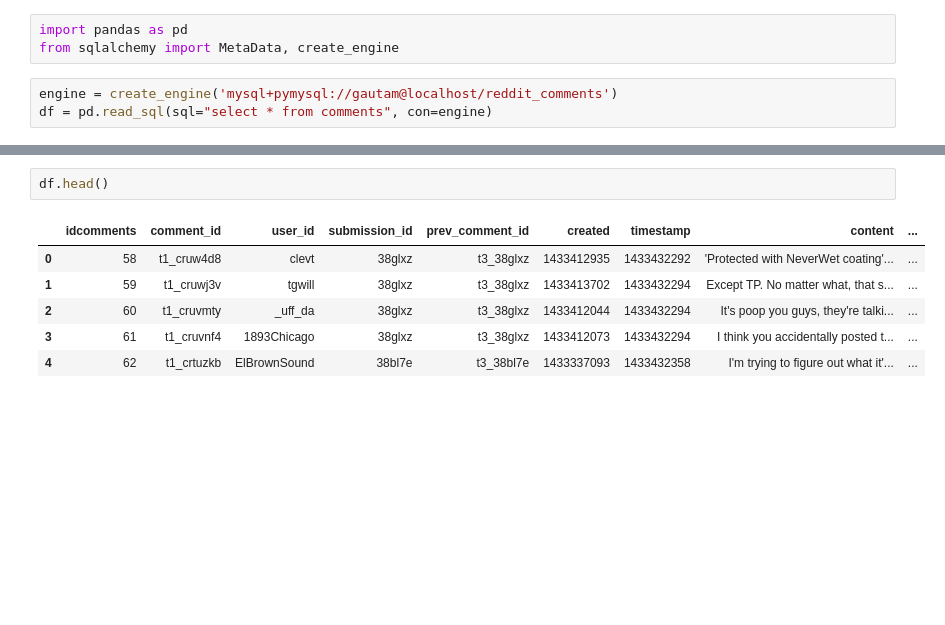
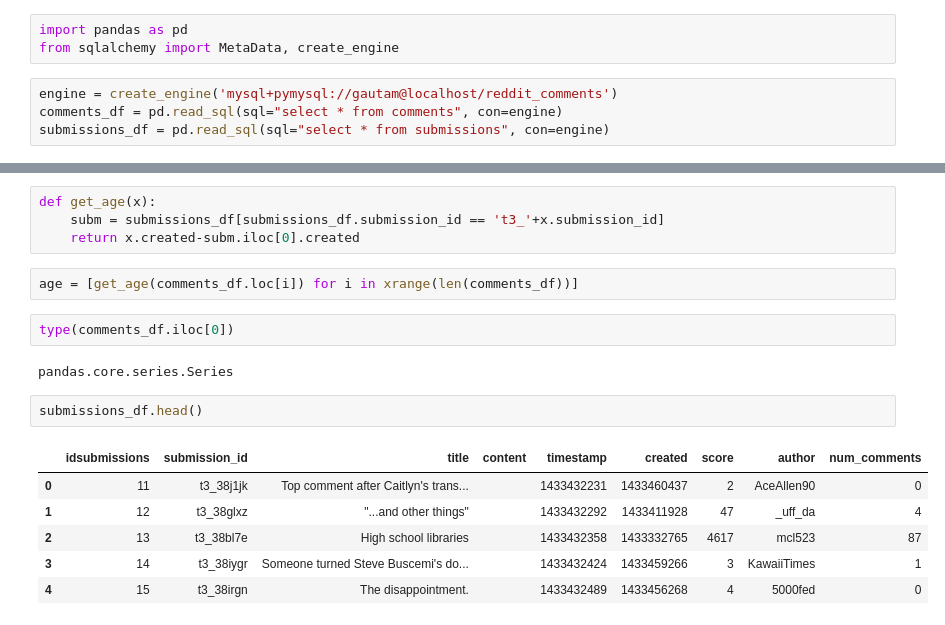
Before and after one commit to gautsi/creddit_score, a Jupyter notebook: notebooks/exploratory_analysis.ipynb, the cells around one changed output, grey strips where cells are left out. Saved outputs shown, nothing was run; the diff lists cells and outputs as text; blank space fills up the shorter version.

```diff
--- a/notebooks/exploratory_analysis.ipynb
+++ b/notebooks/exploratory_analysis.ipynb
@@ -3,4 +9,5 @@ import pandas as pd
 from sqlalchemy import MetaData, create_engine
 # %%
 engine = create_engine('mysql+pymysql://gautam@localhost/reddit_comments')
-df = pd.read_sql(sql="select * from comments", con=engine)
+comments_df = pd.read_sql(sql="select * from comments", con=engine)
+submissions_df = pd.read_sql(sql="select * from submissions", con=engine)
@@ -7,9 +67,19 @@ df = pd.read_sql(sql="select * from comments", con=engine)
+# %%
+def get_age(x):
+    subm = submissions_df[submissions_df.submission_id == 't3_'+x.submission_id]
+    return x.created-subm.iloc[0].created
+# %%
+age = [get_age(comments_df.loc[i]) for i in xrange(len(comments_df))]
+# %%
+type(comments_df.iloc[0])
+# %% [output]
+pandas.core.series.Series
 # %%
-df.head()
+submissions_df.head()
 # %% [output]
-|  | idcomments | comment_id | user_id | submission_id | prev_comment_id | created | timestamp | content | ... |
-| 0 | 58 | t1_cruw4d8 | clevt | 38glxz | t3_38glxz | 1433412935 | 1433432292 | 'Protected with NeverWet coating'... | ... |
-| 1 | 59 | t1_cruwj3v | tgwill | 38glxz | t3_38glxz | 1433413702 | 1433432294 | Except TP. No matter what, that s... | ... |
-| 2 | 60 | t1_cruvmty | _uff_da | 38glxz | t3_38glxz | 1433412044 | 1433432294 | It's poop you guys, they're talki... | ... |
-| 3 | 61 | t1_cruvnf4 | 1893Chicago | 38glxz | t3_38glxz | 1433412073 | 1433432294 | I think you accidentally posted t... | ... |
-| 4 | 62 | t1_crtuzkb | ElBrownSound | 38bl7e | t3_38bl7e | 1433337093 | 1433432358 | I'm trying to figure out what it'... | ... |
+|  | idsubmissions | submission_id | title | content | timestamp | created | score | author | num_comments |
+| 0 | 11 | t3_38j1jk | Top comment after Caitlyn's trans... |  | 1433432231 | 1433460437 | 2 | AceAllen90 | 0 |
+| 1 | 12 | t3_38glxz | "...and other things" |  | 1433432292 | 1433411928 | 47 | _uff_da | 4 |
+| 2 | 13 | t3_38bl7e | High school libraries |  | 1433432358 | 1433332765 | 4617 | mcl523 | 87 |
+| 3 | 14 | t3_38iygr | Someone turned Steve Buscemi's do... |  | 1433432424 | 1433459266 | 3 | KawaiiTimes | 1 |
+| 4 | 15 | t3_38irgn | The disappointment. |  | 1433432489 | 1433456268 | 4 | 5000fed | 0 |
```
Also changed, not shown: parts of 11 cells of this notebook, 2 other files.
